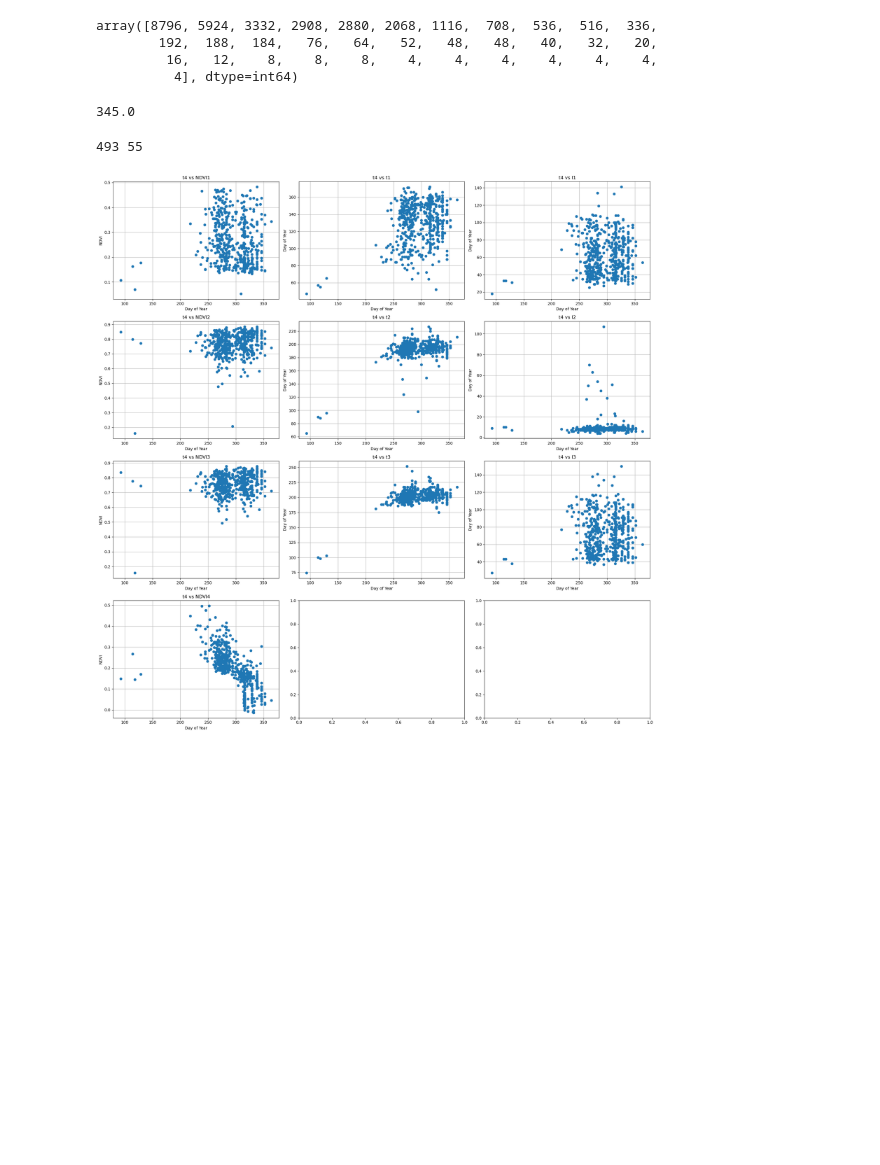
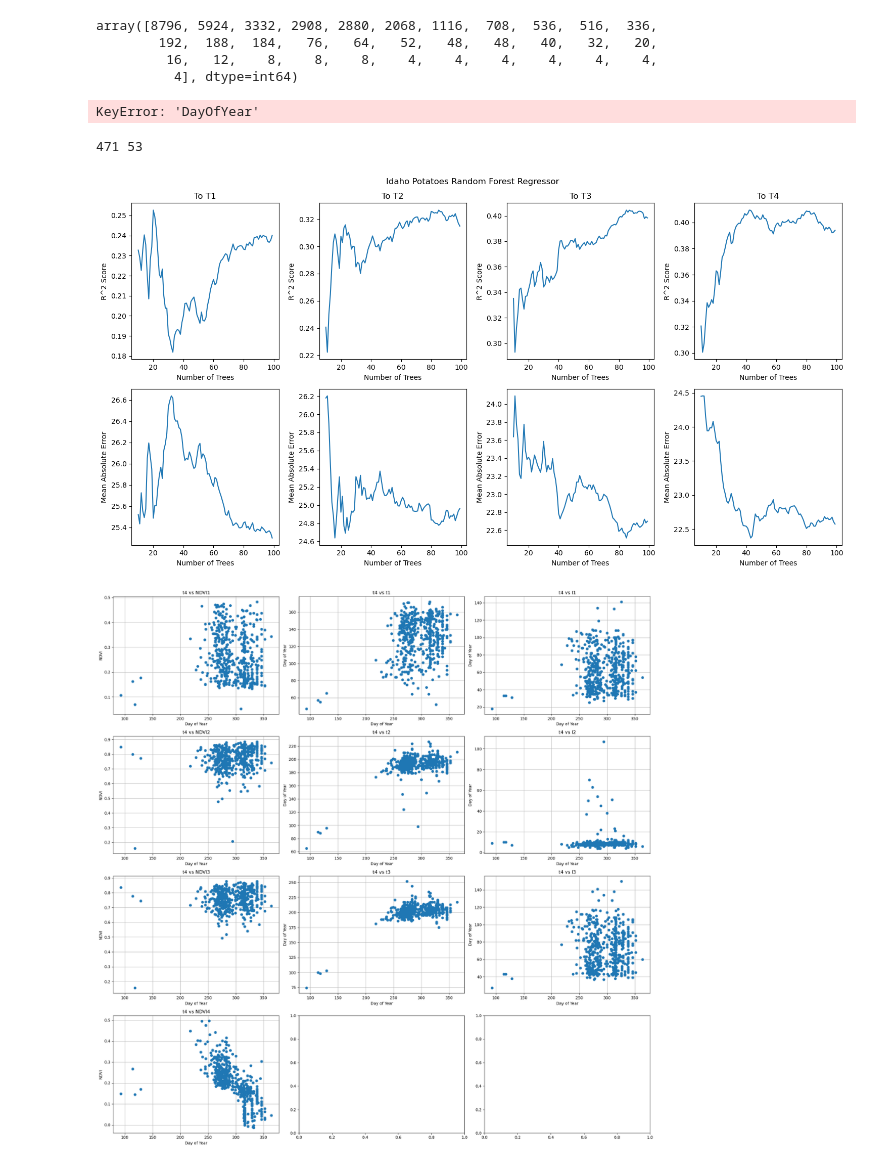
Before and after one commit to VitoChan01/Land_centric_process_monitoring, a Jupyter notebook: Source/harvest_prediction copy.ipynb, the cells around one changed output. Cells and saved outputs as stored; diff of their text form; code cells hidden in the pictures; blank space fills up the shorter version.

Commit message:
0528 add states

```diff
--- a/Source/harvest_prediction copy.ipynb
+++ b/Source/harvest_prediction copy.ipynb
@@ -21,8 +21,8 @@ from sklearn.preprocessing import OneHotEncoder
 #Dir path
 #Case='NorthDakota'
 #Case='Colorado'
-#Case='Idaho'
-Case='All'
+Case='Idaho'
+#Case='All'
 crop='Potatoes'
 #crop='Spring Wheat'
 #crop='Sugarbeets'
@@ -88,7 +88,7 @@ timelog=timelog[timelog['Crop'] == crop]
 # %%
 timelog['DayOfYear'].quantile(0.99)
 # %% [output]
-345.0
+KeyError: 'DayOfYear'
 # %%
 timelog['DayOfYear'] = timelog['Timestamp'].dt.dayofyear
 # %%
@@ -152,7 +152,46 @@ encoder_one_hot = OneHotEncoder()
 
 print(len(y_train),len(y_test))
 # %% [output]
-493 55
+471 53
+# %%
+X1 = df[['t1', 'n1']]
+
+X2 = df[['t1', 'n1', 'nl1','l1']]
+
+X3 = df[['t1', 'n1', 'nl1','nl2','l1', 'l2']]
+
+X4 = df[['t1', 'n1', 'nl1','nl2', 'nl3','l1', 'l2','l3']]
+y = df['tl4']
+
+fig, ax = plt.subplots(2, 4, figsize=(15, 8))
+for i, X in enumerate([X1,X2,X3,X4]):
+    x_train, x_test, y_train, y_test = train_test_split(X,y, test_size=0.1, random_state=27)
+
+    r2_scores = []
+    mae_scores = []
+    for n in range(10,100):
+        model = RandomForestRegressor(n_estimators=n, random_state=27)
+        model.fit(x_train, y_train)
+
+        y_pred = model.predict(x_test)
+        mae = mean_absolute_error(y_test, y_pred)
+        r2 = r2_score(y_test, y_pred)
+        r2_scores.append(r2)
+        mae_scores.append(mae)
+
+    ax[0,i].plot(range(10, 100), r2_scores)
+    ax[0,i].set_xlabel('Number of Trees')
+    ax[0,i].set_ylabel('R^2 Score')
+    ax[0,i].set_title(f'To T{i+1}')
+
+    ax[1,i].plot(range(10,100), mae_scores)
+    ax[1,i].set_xlabel('Number of Trees')
+    ax[1,i].set_ylabel('Mean Absolute Error')
+plt.suptitle(Case+' '+crop+' Random Forest Regressor')
+plt.tight_layout()
+plt.show()
+# %% [output]
+[figure, added]
 # %%
 fig,ax=plt.subplots(4, 3, figsize=(20, 20))
 #ax=ax.ravel()
```
Also changed, not shown: parts of 1 cell of this notebook, 1 other file.
